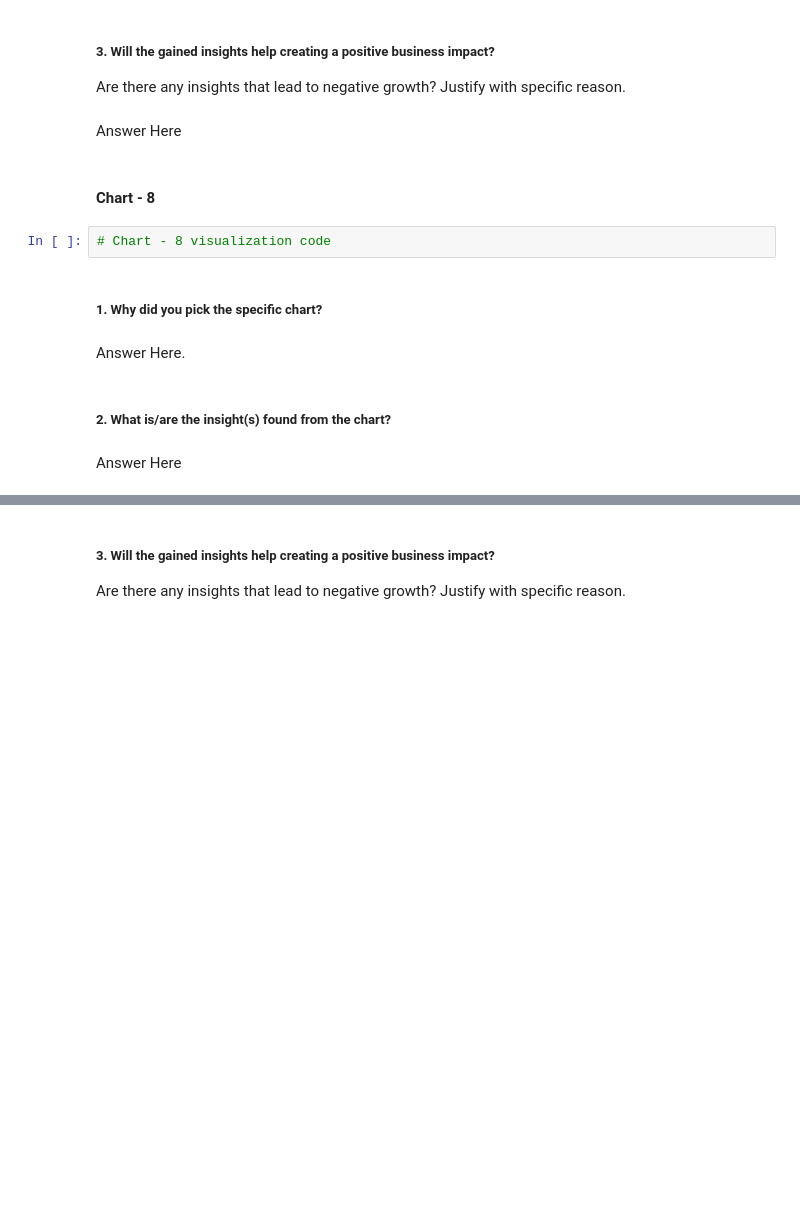
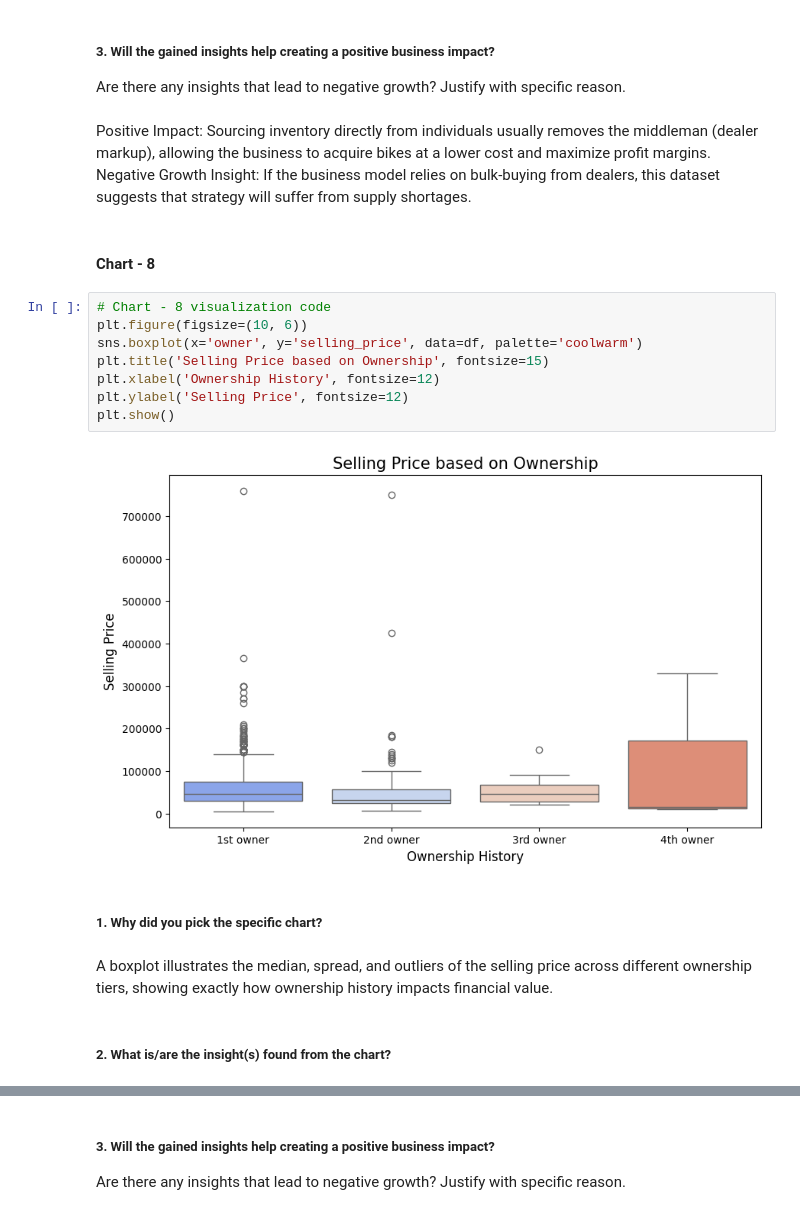
Before and after one commit to VishalChauhan85/Motorcycle-Dataset---ML, a Jupyter notebook: Motorcycle_Dataset_ML.ipynb, the cells around one changed output, grey strips where cells are left out. Cells and saved outputs as stored; diff of their text form; blank space fills up the shorter version.

```diff
--- a/Motorcycle_Dataset_ML.ipynb
+++ b/Motorcycle_Dataset_ML.ipynb
@@ -439,17 +457,23 @@ Answer Here
 # %% [markdown]
 ##### 3. Will the gained insights help creating a positive business impact?
 Are there any insights that lead to negative growth? Justify with specific reason.
-# %% [markdown]
-Answer Here
+# %% [markdown]
+Positive Impact: Sourcing inventory directly from individuals usually removes the middleman (dealer markup), allowing the business to acquire bikes at a lower cost and maximize profit margins. Negative Growth Insight: If the business model relies on bulk-buying from dealers, this dataset suggests that strategy will suffer from supply shortages.
 # %% [markdown]
 #### Chart - 8
-# %%
-# Chart - 8 visualization code
+# %%
+# Chart - 8 visualization code
+plt.figure(figsize=(10, 6))
+sns.boxplot(x='owner', y='selling_price', data=df, palette='coolwarm')
+plt.title('Selling Price based on Ownership', fontsize=15)
+plt.xlabel('Ownership History', fontsize=12)
+plt.ylabel('Selling Price', fontsize=12)
+plt.show()
+# %% [output]
+[figure, added]
 # %% [markdown]
 ##### 1. Why did you pick the specific chart?
-# %% [markdown]
-Answer Here.
+# %% [markdown]
+A boxplot illustrates the median, spread, and outliers of the selling price across different ownership tiers, showing exactly how ownership history impacts financial value.
 # %% [markdown]
 ##### 2. What is/are the insight(s) found from the chart?
-# %% [markdown]
-Answer Here
```
Also changed, not shown: parts of 35 cells of this notebook.
